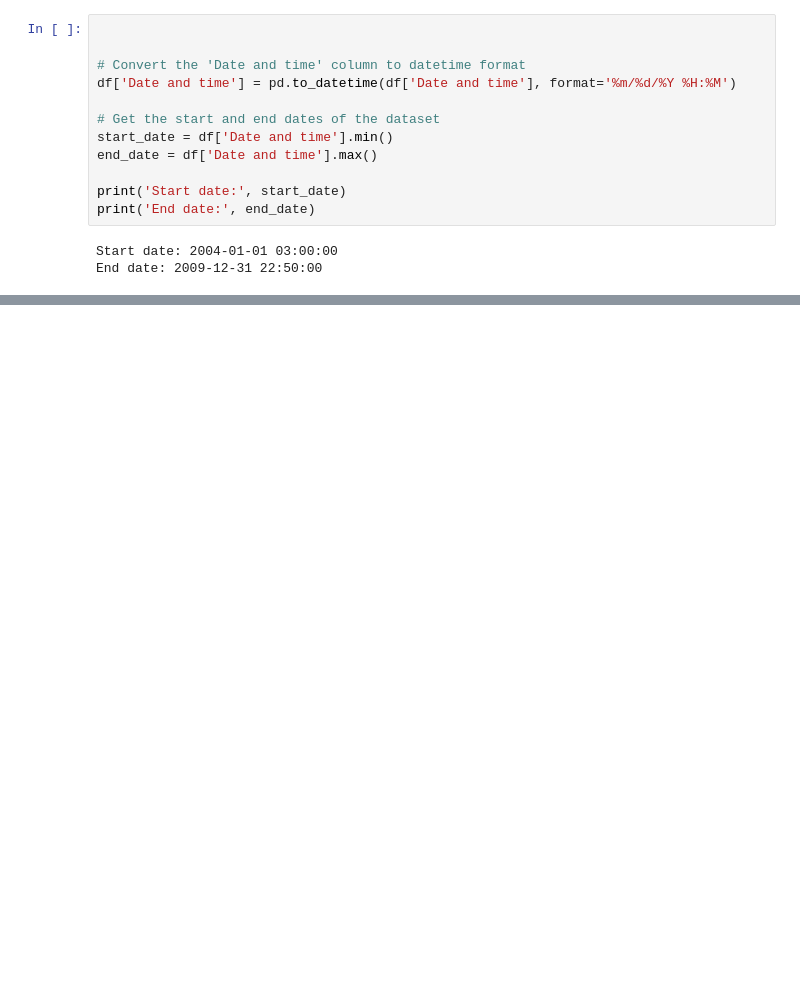
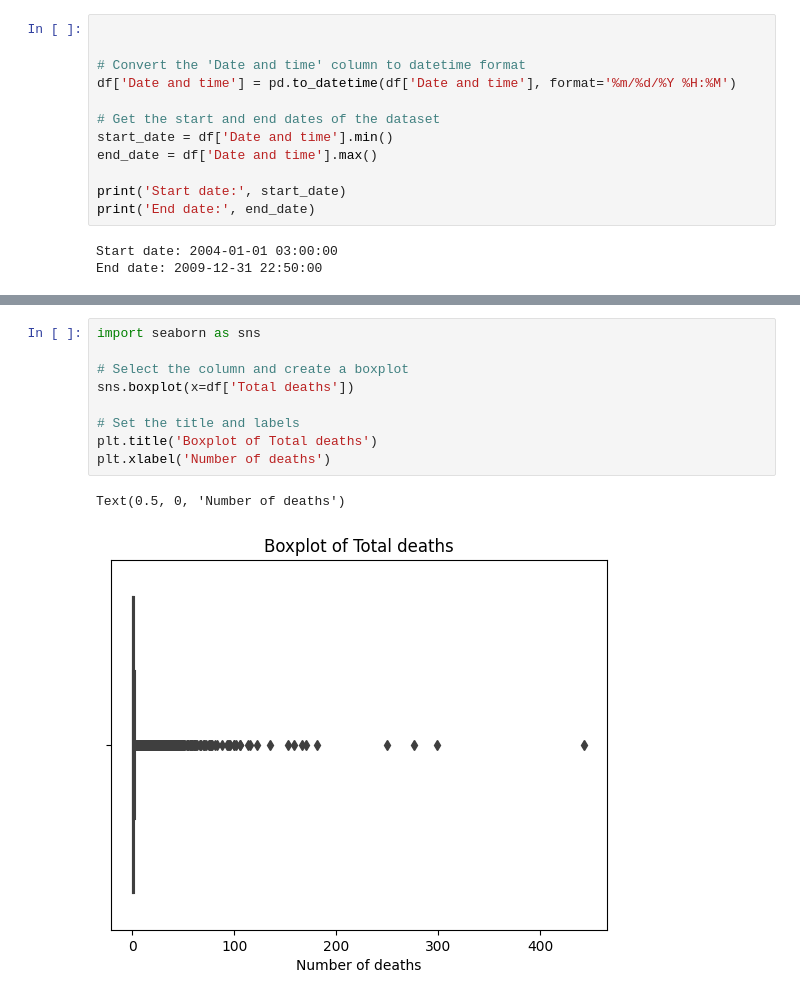
Before and after one commit to samanjalal499/statistics, a Jupyter notebook: histogram.ipynb, the cells around one changed output, grey strips where cells are left out. Saved outputs shown, nothing was run; the diff lists cells and outputs as text; blank space fills up the shorter version.

```diff
--- a/histogram.ipynb
+++ b/histogram.ipynb
@@ -403,0 +380,12 @@ End date: 2009-12-31 22:50:00
+# %%
+import seaborn as sns
+
+# Select the column and create a boxplot
+sns.boxplot(x=df['Total deaths'])
+
+# Set the title and labels
+plt.title('Boxplot of Total deaths')
+plt.xlabel('Number of deaths')
+# %% [output]
+Text(0.5, 0, 'Number of deaths')
+[figure, added]
```
Also changed, not shown: parts of 21 cells of this notebook.
